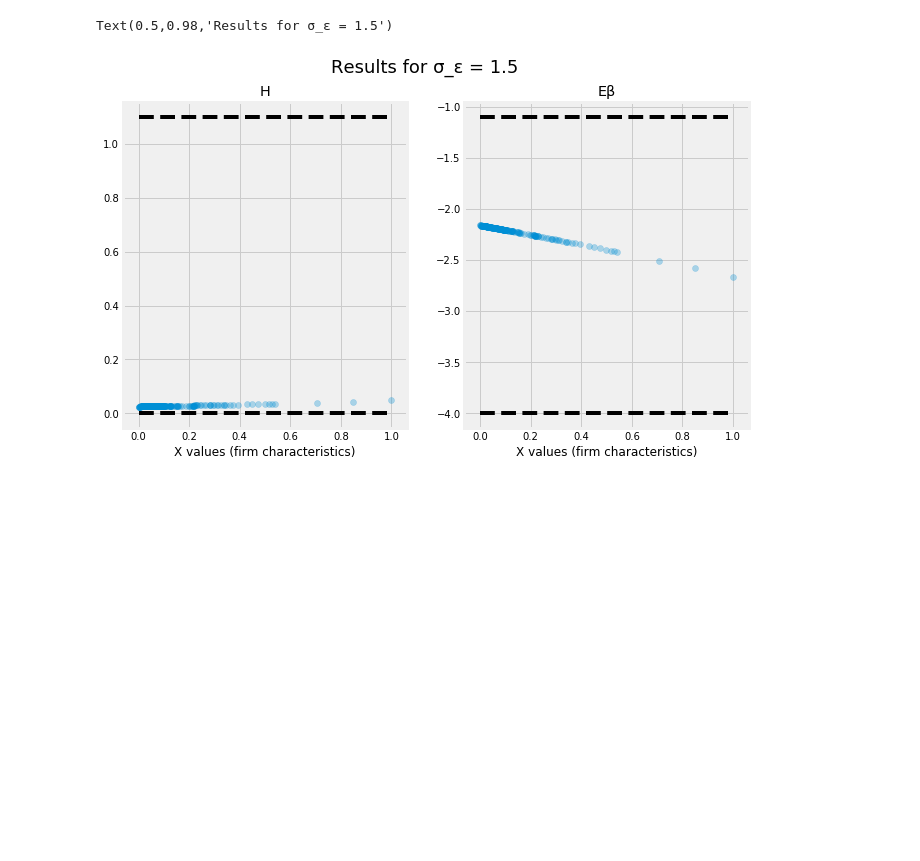
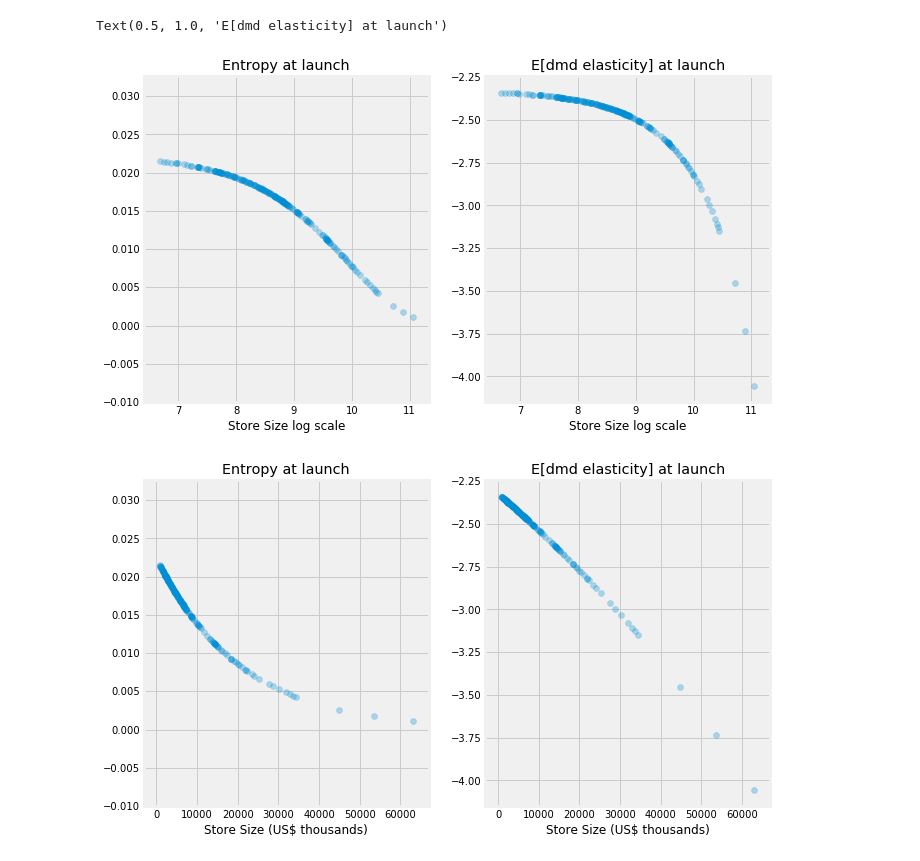
Before and after one commit to cdagnino/LearningModels, a Jupyter notebook: Notebooks/estimation/interpret_deep_parameter_results.ipynb, the cells around one changed output. Cells and saved outputs as stored; diff of their text form; code cells hidden in the pictures; blank space fills up the shorter version.

```diff
--- a/Notebooks/estimation/interpret_deep_parameter_results.ipynb
+++ b/Notebooks/estimation/interpret_deep_parameter_results.ipynb
@@ -86,23 +122,31 @@ Text(0.5,0.98,'Results for σ_ɛ = 1.017')
-# %%
-fig, [ax1, ax2] = plt.subplots(1, 2, figsize=(10, 6), sharex=True)
-
-#Obtained results
-θ = np.array([-3.66,  0.63,  0.77,  0.21])
-
-ax1.set_xlabel("X values (firm characteristics)")
-ax2.set_xlabel("X values (firm characteristics)")
-H = np.e**((θ[0] + θ[1]*xs + prior_shocks))
-Eβ = -np.e**(θ[2] + θ[3]*xs + prior_shocks)
-ax1.scatter(xs, H, alpha=0.3)
-ax1.set_title("H")
-max_H_value = np.log(3)
-ax1.hlines(0., xs.min(), xs.max(), linestyles="dashed")
-ax1.hlines(max_H_value, xs.min(), xs.max(), linestyles="dashed")
-ax2.scatter(xs, Eβ, alpha=0.3)
-ax2.hlines(src.betas_transition.min(), xs.min(), xs.max(), linestyles="dashed")
-ax2.hlines(src.betas_transition.max(), xs.min(), xs.max(), linestyles="dashed")
-ax2.set_title("Eβ")
-fig.suptitle("Results for σ_ɛ = 1.5", size=18)
-# %% [output]
-Text(0.5,0.98,'Results for σ_ɛ = 1.5')
-[figure, removed]
+# %%
+θ = [-3.84, -2.98,  0.85,  0.55] #delta 0.99. Convergió
+#θ = np.array([-3.98, -0.29,  1.05, -0.17])  #esta está ok
+H = np.e**((θ[0] + θ[1]*xs + prior_shocks))
+Eβ = -np.e**(θ[2] + θ[3]*xs + prior_shocks)
+
+#Plot over log Xs
+orig_x = np.log(df.groupby('firm').xs.first().values)
+fig, [ax1, ax2] = plt.subplots(1, 2, figsize=(10, 6), sharex=True)
+ax1.set_xlabel("Store Size log scale")
+ax2.set_xlabel("Store Size log scale")
+
+ax1.scatter(orig_x, H, alpha=0.3)
+ax1.set_title("Entropy at launch")
+ax2.scatter(orig_x, Eβ, alpha=0.3)
+ax2.set_title("E[dmd elasticity] at launch")
+
+#Plot over original Xs
+orig_x = (df.groupby('firm').xs.first().values)
+fig, [ax1, ax2] = plt.subplots(1, 2, figsize=(10, 6), sharex=True)
+ax1.set_xlabel("Store Size (US$ thousands)")
+ax2.set_xlabel("Store Size (US$ thousands)")
+
+ax1.scatter(orig_x, H, alpha=0.3)
+ax1.set_title("Entropy at launch")
+ax2.scatter(orig_x, Eβ, alpha=0.3)
+ax2.set_title("E[dmd elasticity] at launch")
+# %% [output]
+Text(0.5, 1.0, 'E[dmd elasticity] at launch')
+[figure, added]
+[figure, added]
```
Also changed, not shown: parts of 15 cells of this notebook.
